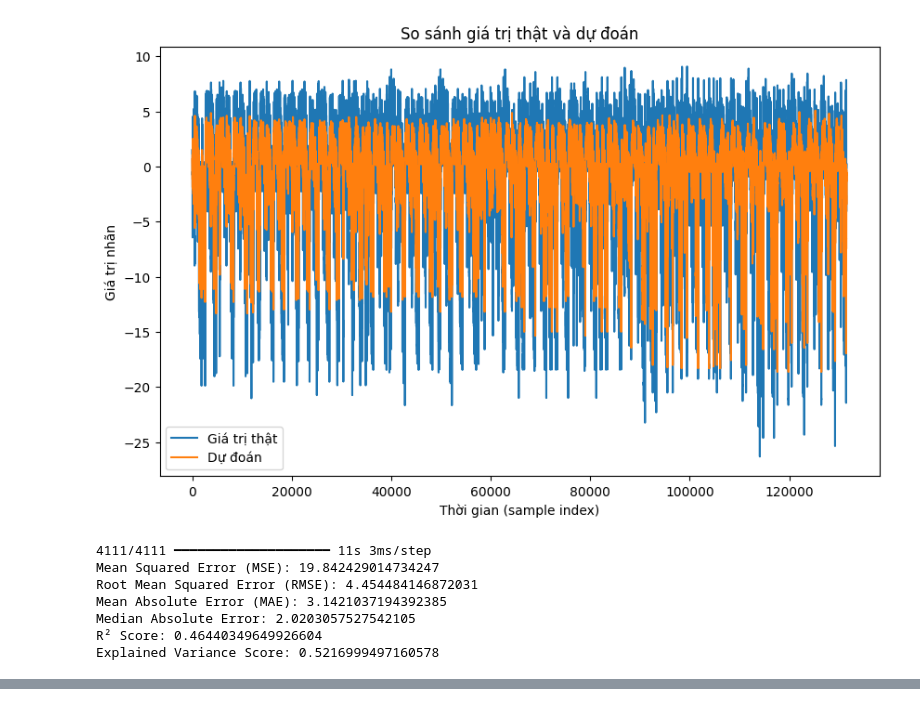
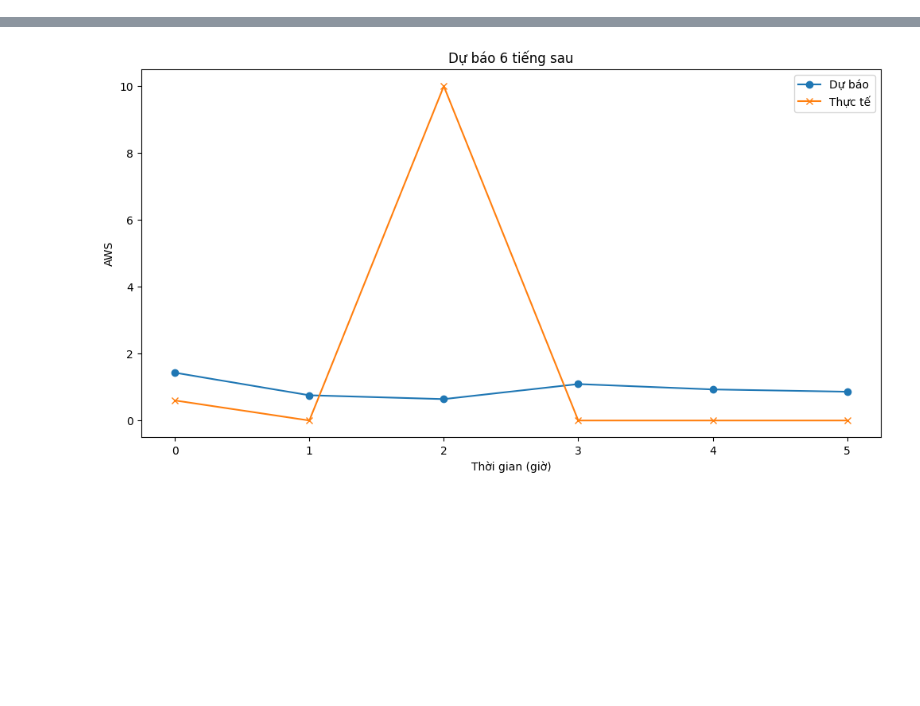
Before and after one commit to khanhtran0111/Rain-prediction, a Jupyter notebook: LTGM.ipynb, the cells around one changed output, grey strips where cells are left out. Drawn from its saved outputs; the diff is of its cells as text; code cells hidden in the pictures; blank space fills up the shorter version.

```diff
--- a/LTGM.ipynb
+++ b/LTGM.ipynb
@@ -78,0 +12,7 @@ Testing samples: 131535
+# %%
+import pandas as pd
+
+data = pd.read_excel('data_readed.xlsx')
+data['datetime'] = pd.to_datetime(data['datetime'])
+data.sort_values('datetime', inplace=True)
+print(data.columns)
@@ -79,13 +47,10 @@ Testing samples: 131535
 # %%
-from tensorflow.keras.layers import Dropout
+from tensorflow.keras.layers import TimeDistributed
 
 model = Sequential()
-model.add(LSTM(50, activation='relu', return_sequences=True, input_shape=(X_train.shape[1], X_train.shape[2])))
+model.add(LSTM(64, input_shape=(X_train.shape[1], X_train.shape[2]), return_sequences=True))
 model.add(Dropout(0.2))
-model.add(LSTM(25, activation='relu'))
-model.add(Dropout(0.2))
-model.add(Dense(1))
-
+model.add(TimeDistributed(Dense(1)))
 model.compile(optimizer='adam', loss='mse')
 model.summary()
 # %% [output]
@@ -108,4 +70,5 @@ Model: "sequential"
  Non-trainable params: 0 (0.00 B)
 # %%
-history = model.fit(X_train, y_train, epochs=100, batch_size=32, validation_split=0.1, shuffle=False)
+early_stop = EarlyStopping(monitor='val_loss', patience=5)
+history = model.fit(X_train, y_train, epochs=50, batch_size=64, validation_split=0.2, callbacks=[early_stop])
 # %% [output]
@@ -150,44 +92,15 @@ Thật: [1.19947815 1.50250244 1.56809998 1.36334229 1.43013   ]
-# %%
-plt.figure(figsize=(10, 6))
-plt.plot(y_test_inv, label='Giá trị thật')
-plt.plot(y_pred_inv, label='Dự đoán')
-plt.xlabel('Thời gian (sample index)')
-plt.ylabel('Giá trị nhãn')
-plt.title('So sánh giá trị thật và dự đoán')
-plt.legend()
-plt.show()
-# %% [output]
-[figure, removed]
-# %%
-from sklearn.metrics import mean_absolute_error, mean_squared_error, r2_score, median_absolute_error, explained_variance_score
-import numpy as np
-
-# Dự đoán trên tập test
-y_pred = model.predict(X_test)
-
-# Đưa dữ liệu về giá trị ban đầu
-y_pred_inv = scaler_y.inverse_transform(y_pred)
-y_test_inv = scaler_y.inverse_transform(y_test)
-
-# Tính các chỉ số đánh giá
-mse = mean_squared_error(y_test_inv, y_pred_inv)
-rmse = np.sqrt(mse)
-mae = mean_absolute_error(y_test_inv, y_pred_inv)
-med_ae = median_absolute_error(y_test_inv, y_pred_inv)
-r2 = r2_score(y_test_inv, y_pred_inv)
-explained_var = explained_variance_score(y_test_inv, y_pred_inv)
-
-print("Mean Squared Error (MSE):", mse)
-print("Root Mean Squared Error (RMSE):", rmse)
-print("Mean Absolute Error (MAE):", mae)
-print("Median Absolute Error:", med_ae)
-print("R² Score:", r2)
-print("Explained Variance Score:", explained_var)
-# %% [output]
-4111/4111 ━━━━━━━━━━━━━━━━━━━━ 11s 3ms/step
-Mean Squared Error (MSE): 19.842429014734247
-Root Mean Squared Error (RMSE): 4.454484146872031
-Mean Absolute Error (MAE): 3.1421037194392385
-Median Absolute Error: 2.0203057527542105
-R² Score: 0.46440349649926604
-Explained Variance Score: 0.5216999497160578
+# %%
+pred_scaled = model.predict(X_test)
+pred_inv = target_scaler.inverse_transform(pred_scaled.reshape(-1, 1)).reshape(pred_scaled.shape)
+y_test_inv = target_scaler.inverse_transform(y_test.reshape(-1, 1)).reshape(y_test.shape)
+
+import matplotlib.pyplot as plt
+plt.figure(figsize=(12,6))
+plt.plot(pred_inv[0,:,0], marker='o', label='Dự báo')
+plt.plot(y_test_inv[0,:,0], marker='x', label='Thực tế')
+plt.title("Dự báo 6 tiếng sau")
+plt.xlabel("Thời gian (giờ)")
+plt.ylabel("AWS")
+plt.legend()
+plt.show()
+# %% [output]
@@ -193,0 +108 @@ Explained Variance Score: 0.5216999497160578
+[figure, added]
```
Also changed, not shown: parts of 15 cells of this notebook, 2 other files.
